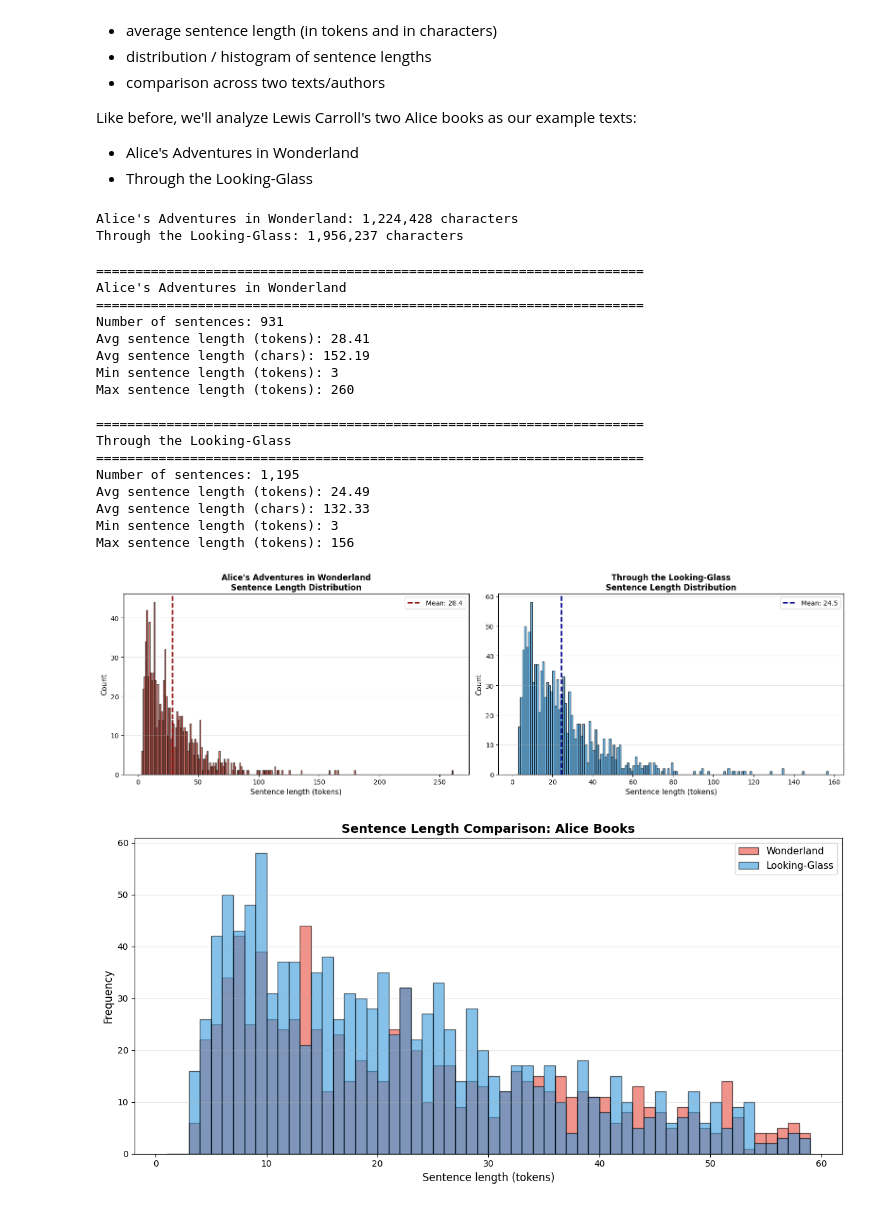
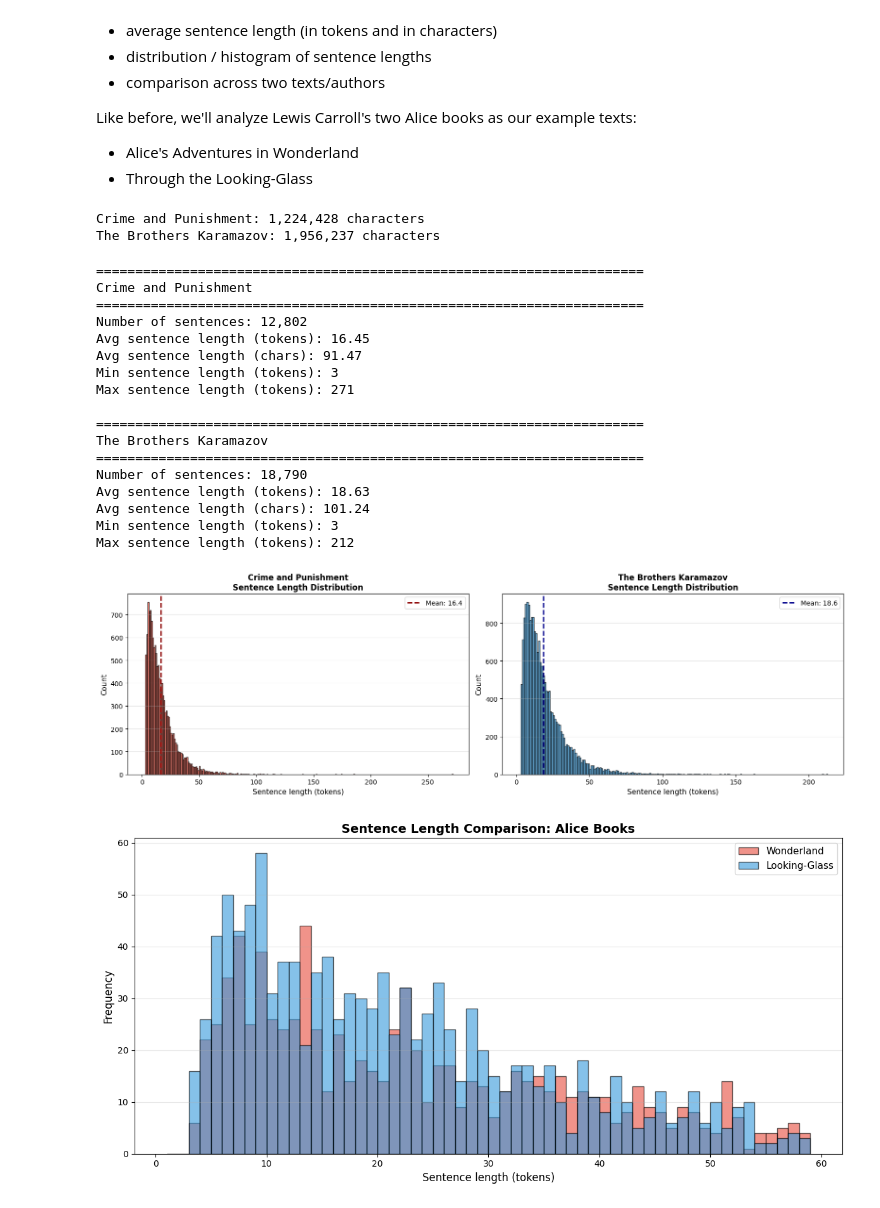
Before and after one commit to NLP-M-A-D/applied-NLP-week3, a Jupyter notebook: notebooks/1_AppliedNLP_Session3_Sentence_Length.ipynb, the cells around one changed output. Drawn from its saved outputs; the diff is of its cells as text; code cells hidden in the pictures.

```diff
--- a/notebooks/1_AppliedNLP_Session3_Sentence_Length.ipynb
+++ b/notebooks/1_AppliedNLP_Session3_Sentence_Length.ipynb
@@ -43,14 +43,14 @@ def load_book(filepath):
     return text.strip()
 
 # Load both Alice books
-wonderland_text = load_book('../data/Crime-punishment.txt')
-looking_glass_text = load_book('../data/The-BrothersKaramazov.txt')
+crime_text = load_book('../data/Crime-punishment.txt')
+brothers_text = load_book('../data/The-BrothersKaramazov.txt')
 
-print(f"Alice's Adventures in Wonderland: {len(wonderland_text):,} characters")
-print(f"Through the Looking-Glass: {len(looking_glass_text):,} characters")
+print(f"Crime and Punishment: {len(crime_text):,} characters")
+print(f"The Brothers Karamazov: {len(brothers_text):,} characters")
 # %% [output]
-Alice's Adventures in Wonderland: 1,224,428 characters
-Through the Looking-Glass: 1,956,237 characters
+Crime and Punishment: 1,224,428 characters
+The Brothers Karamazov: 1,956,237 characters
 # %%
 # Analyze sentence length for both books
 def analyze_sentences(text, book_name):
@@ -74,54 +74,54 @@ def analyze_sentences(text, book_name):
     return sentences, lengths_tokens, lengths_chars
 
 # Analyze both books
-wonderland_sents, wonderland_tokens, wonderland_chars = analyze_sentences(wonderland_text, "Alice's Adventures in Wonderland")
-looking_glass_sents, looking_glass_tokens, looking_glass_chars = analyze_sentences(looking_glass_text, "Through the Looking-Glass")
+crime_sents, crime_tokens, crime_chars = analyze_sentences(crime_text, "Crime and Punishment")
+brothers_sents, brothers_tokens, brothers_chars = analyze_sentences(brothers_text, "The Brothers Karamazov")
 # %% [output]
 ======================================================================
-Alice's Adventures in Wonderland
+Crime and Punishment
 ======================================================================
-Number of sentences: 931
-Avg sentence length (tokens): 28.41
-Avg sentence length (chars): 152.19
+Number of sentences: 12,802
+Avg sentence length (tokens): 16.45
+Avg sentence length (chars): 91.47
 Min sentence length (tokens): 3
-Max sentence length (tokens): 260
+Max sentence length (tokens): 271
 
 ======================================================================
-Through the Looking-Glass
+The Brothers Karamazov
 ======================================================================
-Number of sentences: 1,195
-Avg sentence length (tokens): 24.49
-Avg sentence length (chars): 132.33
+Number of sentences: 18,790
+Avg sentence length (tokens): 18.63
+Avg sentence length (chars): 101.24
 Min sentence length (tokens): 3
-Max sentence length (tokens): 156
+Max sentence length (tokens): 212
 # %%
 # Visualize sentence length distributions for both books
 fig, axes = plt.subplots(1, 2, figsize=(16, 5))
 
-# Wonderland
+# Crime and Punishment
 ax1 = axes[0]
-ax1.hist(wonderland_tokens, bins=range(1, max(wonderland_tokens)+2), alpha=0.7, color='#e74c3c', edgecolor='black')
+ax1.hist(crime_tokens, bins=range(1, max(crime_tokens)+2), alpha=0.7, color='#e74c3c', edgecolor='black')
 ax1.set_xlabel('Sentence length (tokens)', fontsize=11)
 ax1.set_ylabel('Count', fontsize=11)
-ax1.set_title("Alice's Adventures in Wonderland\nSentence Length Distribution", fontsize=12, fontweight='bold')
-ax1.axvline(sum(wonderland_tokens)/len(wonderland_tokens), color='darkred', linestyle='--', linewidth=2, label=f'Mean: {sum(wonderland_tokens)/len(wonderland_tokens):.1f}')
+ax1.set_title("Crime and Punishment\nSentence Length Distribution", fontsize=12, fontweight='bold')
+ax1.axvline(sum(crime_tokens)/len(crime_tokens), color='darkred', linestyle='--', linewidth=2, label=f'Mean: {sum(crime_tokens)/len(crime_tokens):.1f}')
 ax1.legend()
 ax1.grid(True, alpha=0.3, axis='y')
 
-# Looking-Glass
+# The Brothers Karamazov
 ax2 = axes[1]
-ax2.hist(looking_glass_tokens, bins=range(1, max(looking_glass_tokens)+2), alpha=0.7, color='#3498db', edgecolor='black')
+ax2.hist(brothers_tokens, bins=range(1, max(brothers_tokens)+2), alpha=0.7, color='#3498db', edgecolor='black')
 ax2.set_xlabel('Sentence length (tokens)', fontsize=11)
 ax2.set_ylabel('Count', fontsize=11)
-ax2.set_title('Through the Looking-Glass\nSentence Length Distribution', fontsize=12, fontweight='bold')
-ax2.axvline(sum(looking_glass_tokens)/len(looking_glass_tokens), color='darkblue', linestyle='--', linewidth=2, label=f'Mean: {sum(looking_glass_tokens)/len(looking_glass_tokens):.1f}')
+ax2.set_title('The Brothers Karamazov\nSentence Length Distribution', fontsize=12, fontweight='bold')
+ax2.axvline(sum(brothers_tokens)/len(brothers_tokens), color='darkblue', linestyle='--', linewidth=2, label=f'Mean: {sum(brothers_tokens)/len(brothers_tokens):.1f}')
 ax2.legend()
 ax2.grid(True, alpha=0.3, axis='y')
 
 plt.tight_layout()
 plt.show()
 # %% [output]
-[figure, old version]
+[figure, new version]
 # %%
 # Compare both books side by side
 fig, ax = plt.subplots(figsize=(12, 6))
```
